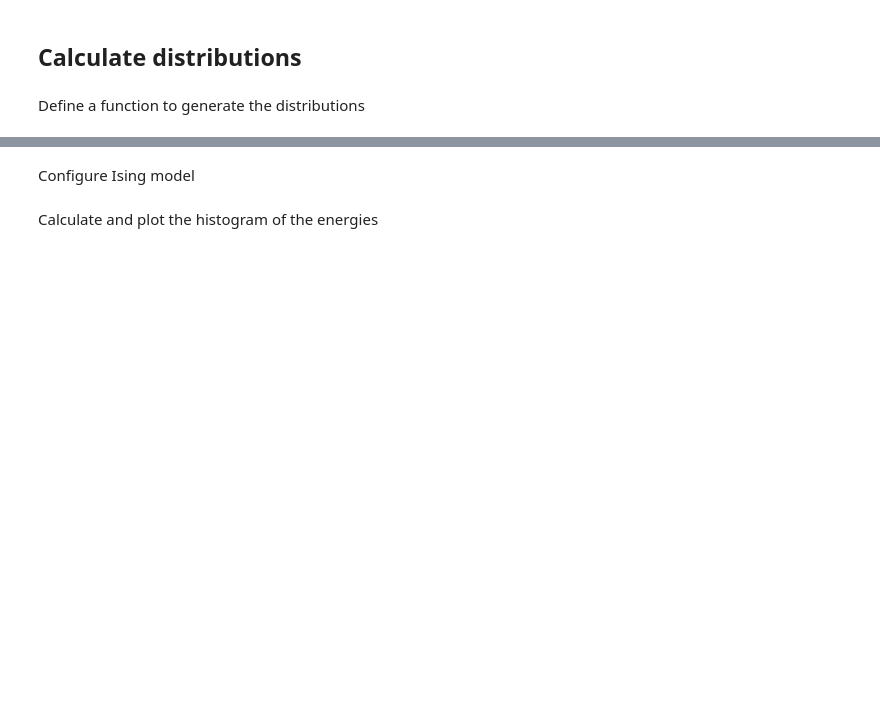
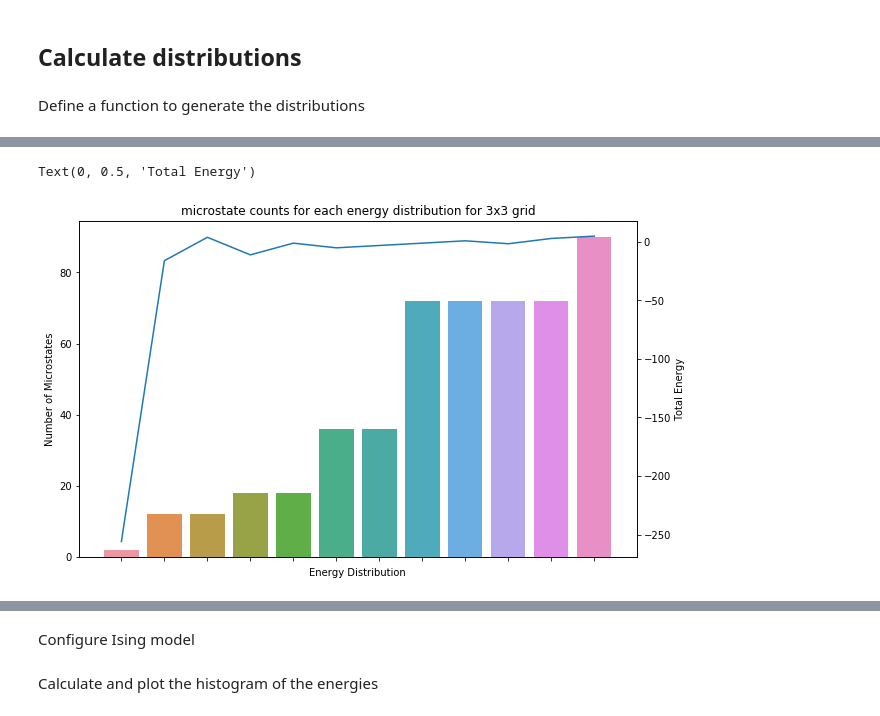
Before and after one commit to emptymalei/ising, a Jupyter notebook: notebooks/01.most-probable-distribution-and-ising-model.ipynb, the cells around one changed output, grey strips where cells are left out. Cells and saved outputs as stored; diff of their text form; code cells hidden in the pictures; blank space fills up the shorter version.

```diff
--- a/notebooks/01.most-probable-distribution-and-ising-model.ipynb
+++ b/notebooks/01.most-probable-distribution-and-ising-model.ipynb
@@ -100,0 +153,24 @@ _calc_distribution({
+# %%
+model_3 = _calc_distribution({
+        'width': 3,
+        'height': 3
+    })
+# %%
+model_3_dist = list(
+    model_3.get('dist').get('counts').values()
+)
+model_3_dist = sorted(model_3_dist, key = lambda i: i['counts'])
+# %%
+fig, ax = plt.subplots(figsize=(10,6.18))
+x = list(range(len(model_3_dist)))
+sns.barplot(x, [i['counts'] for i in model_3_dist], ax=ax)
+ax2 = ax.twinx()
+sns.lineplot(x, [i['total_energy'] for i in model_3_dist], ax=ax2, markers=True)
+ax.set_xticklabels([])
+ax.set_xlabel('Energy Distribution')
+ax.set_ylabel('Number of Microstates')
+ax.set_title('microstate counts for each energy distribution for 3x3 grid')
+ax2.set_ylabel('Total Energy')
+# %% [output]
+Text(0, 0.5, 'Total Energy')
+[figure, added]
```
Also changed, not shown: parts of 22 cells of this notebook, 1 other file.
